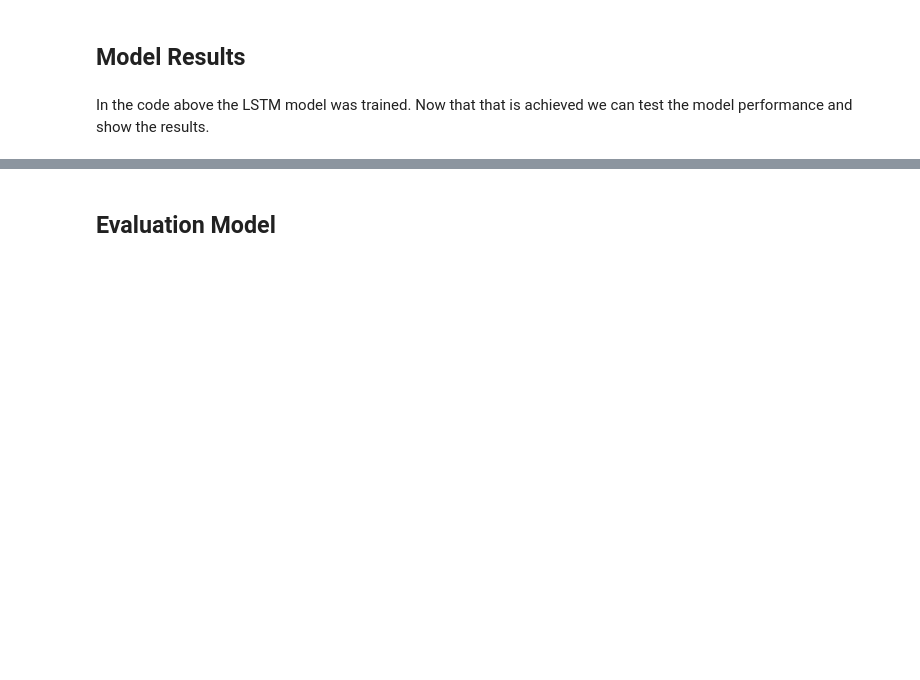
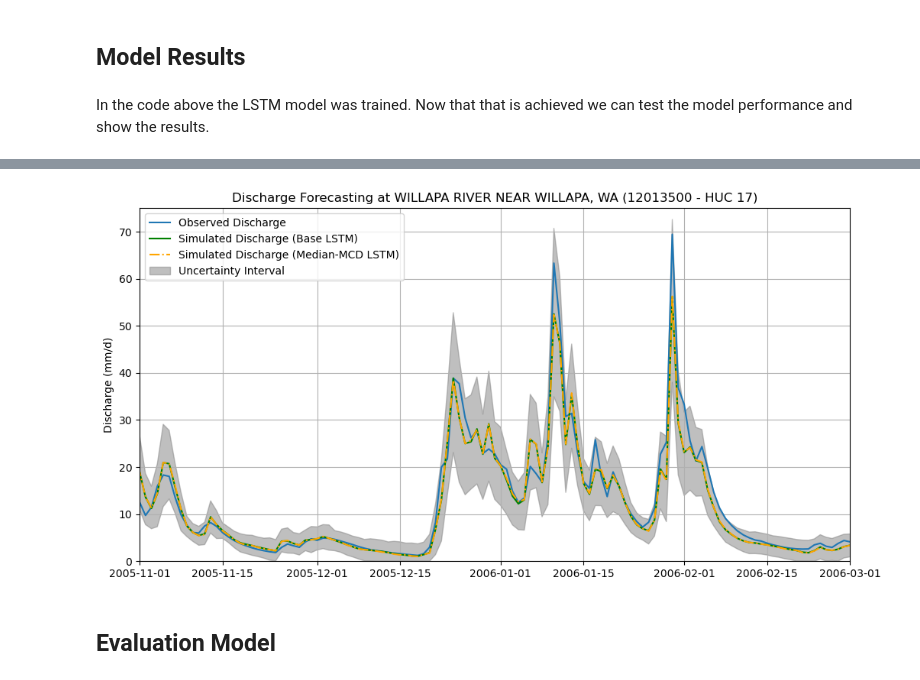
Before and after one commit to dwiva5/HBV-Team, a Jupyter notebook: Project-Run/Layout_text_images.ipynb, the cells around one changed output, grey strips where cells are left out. Drawn from its saved outputs; the diff is of its cells as text; code cells hidden in the pictures; blank space fills up the shorter version.

```diff
--- a/Project-Run/Layout_text_images.ipynb
+++ b/Project-Run/Layout_text_images.ipynb
@@ -218,3 +278,34 @@ In the code above the LSTM model was trained. Now that that is achieved we can t
+# %%
+# Create the plot more zoomed to selected peak discharge
+plt.figure(figsize=(12, 6))
+
+# Plot observed and simulated data
+plt.plot(qobs['date'], qobs, label='Observed Discharge')
+plt.plot(qsim['date'], qsim, label='Simulated Discharge (Base LSTM)', color='green')
+plt.plot(qsim1a['date'], qsim1a, label='Simulated Discharge (Median-MCD LSTM)', linestyle='-.',color='orange')
+plt.fill_between(qsim1a['date'], lb, ub, color='gray', alpha=0.5, label='Uncertainty Interval')
+
+# Set labels and title
+plt.ylabel("Discharge (mm/d)")
+plt.title(f"Discharge Forecasting at WILLAPA RIVER NEAR WILLAPA, WA (12013500 - HUC 17)")
+
+# Add a legend
+plt.legend()
+
+# Add grid and set the y-axis limit
+plt.grid()
+start_date = datetime.datetime(2005, 11, 1)
+end_date = datetime.datetime(2006, 3, 1)
+
+# Set the x-axis limits for the desired date range
+plt.xlim(start_date, end_date)
+
+plt.ylim(0, 75)
+
+# Show the plot
+plt.show()
+# %% [output]
+[figure, added]
 # %% [markdown]
 ## Evaluation Model
 # %% [markdown]
```
Also changed, not shown: parts of 7 cells of this notebook.
